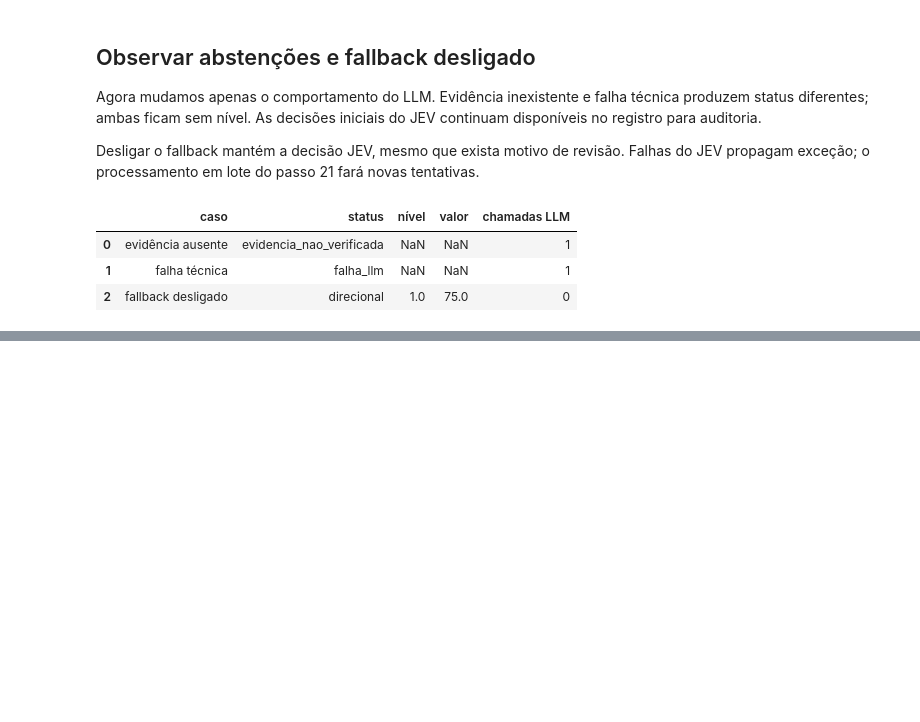
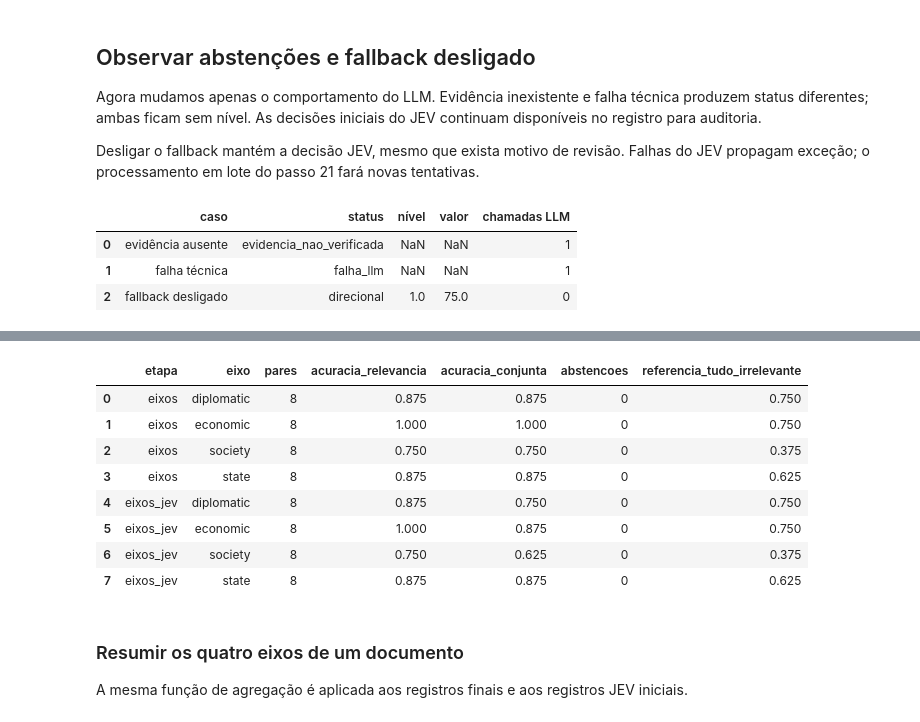
Before and after one commit to micaelol12/TCC, a Jupyter notebook: teste.ipynb, the cells around one changed output, grey strips where cells are left out. Cells and saved outputs as stored; diff of their text form; code cells hidden in the pictures; blank space fills up the shorter version.

```diff
--- a/teste.ipynb
+++ b/teste.ipynb
@@ -1576,0 +1723,9 @@ assert resultados_casos[2]["chamadas LLM"] == 0
+# %%
+plano_escolhido = next(p for p in planos_governo if p["candidato"] == DOCUMENTO_NOME)
+texto_limpo, log_limpeza = limpar_markdown(plano_escolhido["md"])
+chunks_documento = dividir_texto_em_chunks_tokens(texto_limpo, **CONFIG_CHUNKS)
+
+
+print("Limpeza:", log_limpeza)
+print("Quantidade de trechos:", len(chunks_documento))
+print("Início do primeiro trecho:\n", chunks_documento[0][:500])
@@ -1576,0 +2047,48 @@ assert resultados_casos[2]["chamadas LLM"] == 0
+# %%
+def eixo_principal(pergunta):
+    """Eixo de maior |efeito| (empates: o primeiro na ordem econ, dipl, govt, scty)."""
+    return max(EFFECT_TO_AXIS, key=lambda nome: abs(getattr(pergunta.effect, nome)))
+
+def amostra_estratificada(perguntas, n, semente=SEMENTE):
+    """n perguntas alternando entre os eixos principais, com semente fixa."""
+    rng = random.Random(semente)
+    por_eixo = defaultdict(list)
+    for pergunta in perguntas:
+        por_eixo[eixo_principal(pergunta)].append(pergunta)
+    filas = [rng.sample(lista, len(lista)) for _, lista in sorted(por_eixo.items())]
+    escolhidas = []
+    while len(escolhidas) < n:
+        for fila in filas:
+            if fila and len(escolhidas) < n:
+                escolhidas.append(fila.pop())
+    return sorted(escolhidas, key=lambda p: p.id)
+
+if EXECUTAR_APIS and EXECUTAR_BENCHMARK:
+    if LIMITE_PERGUNTAS is not None and (
+        type(LIMITE_PERGUNTAS) is not int or not 1 <= LIMITE_PERGUNTAS <= len(QUESTIONS)
+    ):
+        raise ValueError(
+            f"LIMITE_PERGUNTAS deve ser None ou um inteiro entre 1 e {len(QUESTIONS)}.")
+    amostra = QUESTIONS if LIMITE_PERGUNTAS is None else amostra_estratificada(QUESTIONS, LIMITE_PERGUNTAS)
+    registros_benchmark = await classificar_lote(
+        pipeline_real, [(f"q{p.id}", p.question) for p in amostra], DIR_ESTUDO / "benchmark.jsonl")
+    detalhes, comparacao = avaliar_registros(amostra, registros_benchmark)
+    display(comparacao.round(3))
+    detalhes.to_csv(DIR_ESTUDO / "benchmark_detalhes.csv", index=False)
+    comparacao.to_csv(DIR_ESTUDO / "benchmark_comparacao.csv", index=False)
+else:
+    print("Benchmark real desligado.")
+# %% [output]
+|  | etapa | eixo | pares | acuracia_relevancia | acuracia_conjunta | abstencoes | referencia_tudo_irrelevante |
+| 0 | eixos | diplomatic | 8 | 0.875 | 0.875 | 0 | 0.750 |
+| 1 | eixos | economic | 8 | 1.000 | 1.000 | 0 | 0.750 |
+| 2 | eixos | society | 8 | 0.750 | 0.750 | 0 | 0.375 |
+| 3 | eixos | state | 8 | 0.875 | 0.875 | 0 | 0.625 |
+| 4 | eixos_jev | diplomatic | 8 | 0.875 | 0.750 | 0 | 0.750 |
+| 5 | eixos_jev | economic | 8 | 1.000 | 0.875 | 0 | 0.750 |
+| 6 | eixos_jev | society | 8 | 0.750 | 0.625 | 0 | 0.375 |
+| 7 | eixos_jev | state | 8 | 0.875 | 0.875 | 0 | 0.625 |
+# %% [markdown]
+### Resumir os quatro eixos de um documento
+
+A mesma função de agregação é aplicada aos registros finais e aos registros JEV iniciais.
```
Also changed, not shown: parts of 50 cells of this notebook, 11 other files.
